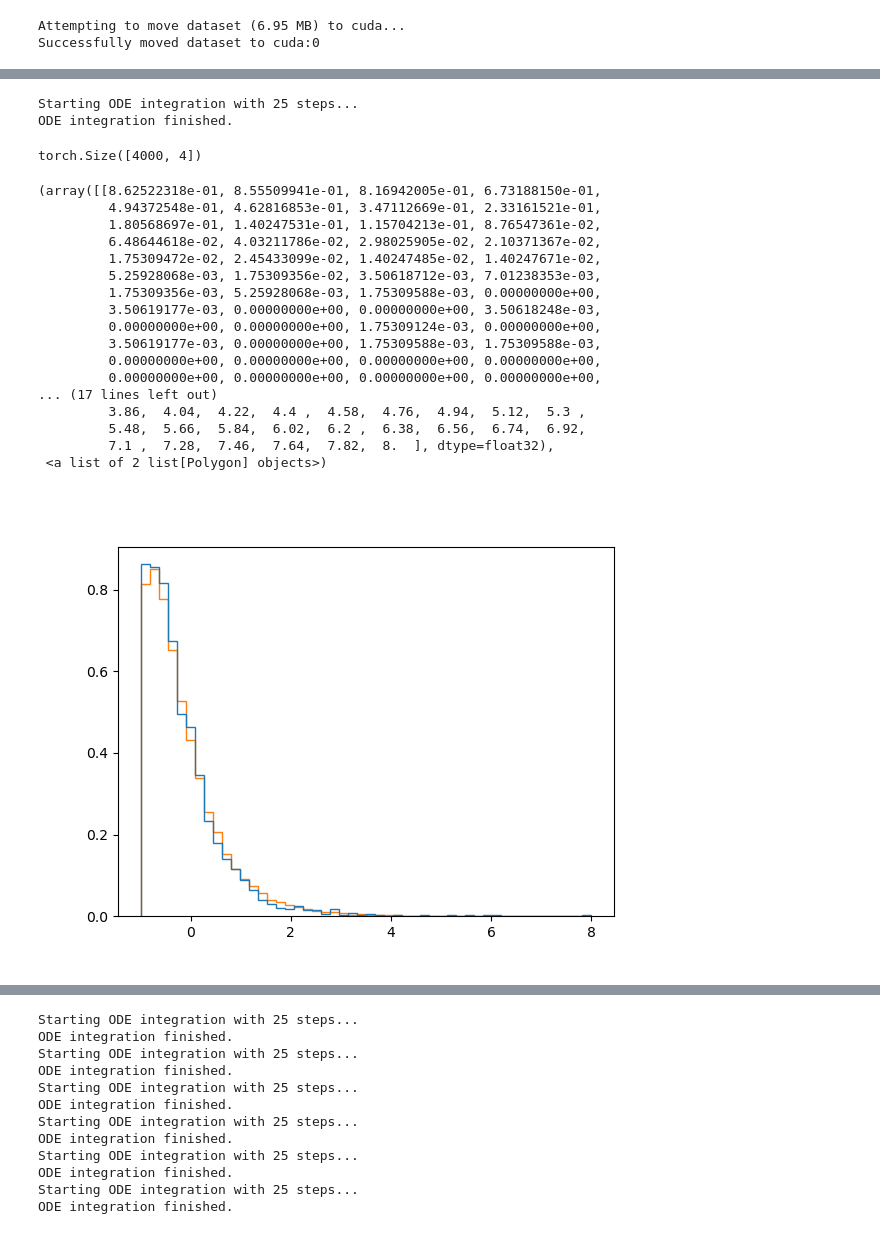
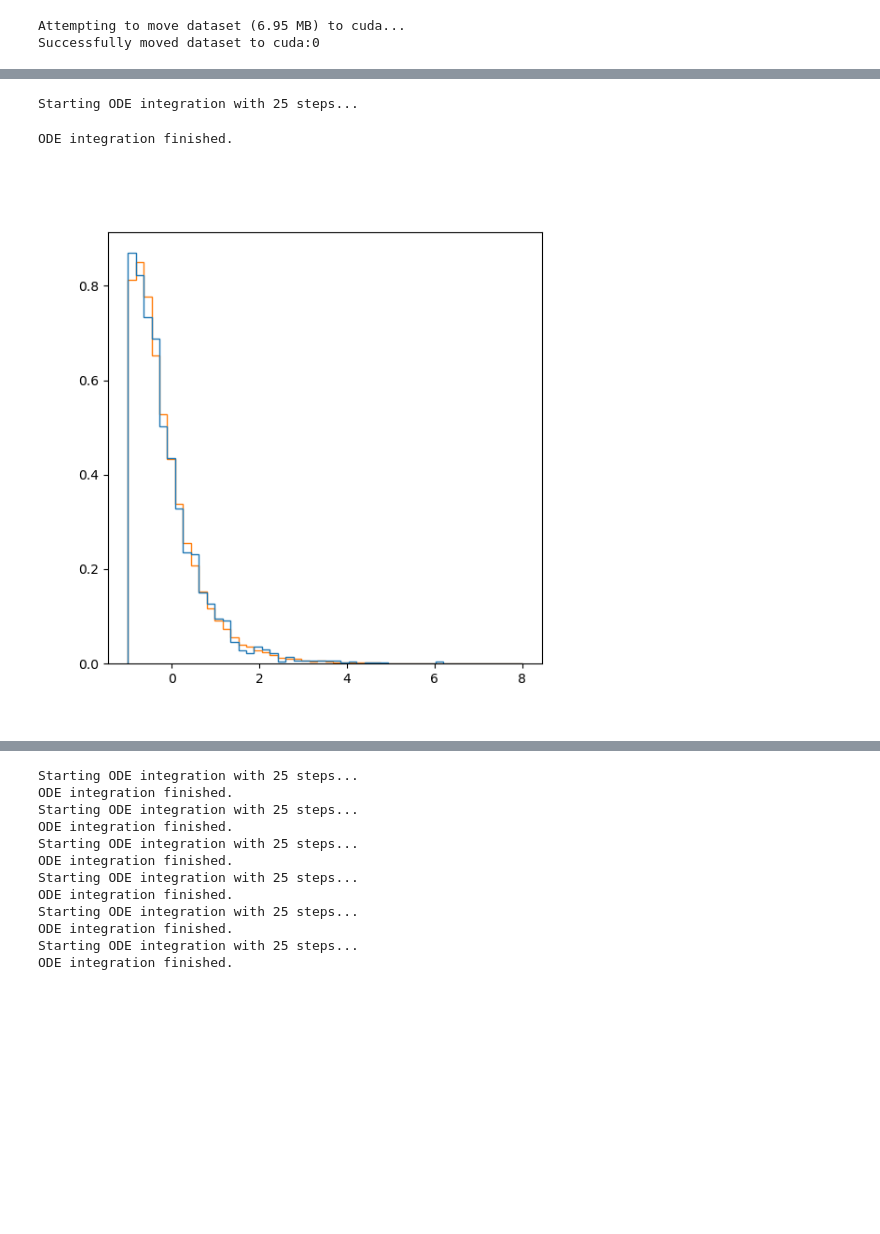
Before and after one commit to suyong-choi/sdiffusion, a Jupyter notebook: ABCDnn_flowmatch.ipynb, the cells around one changed output, grey strips where cells are left out. Saved outputs shown, nothing was run; the diff lists cells and outputs as text; code cells hidden in the pictures; blank space fills up the shorter version.

```diff
--- a/ABCDnn_flowmatch.ipynb
+++ b/ABCDnn_flowmatch.ipynb
@@ -23,3 +38,6 @@ normedinputs.shape
+# %%
+inputoffset = np.array([0.0]*M + [0.0]*cdim)
+normedinputs = normedinputs + inputoffset
 # %%
 issignal = (rawinputs['njet']>=9) & (rawinputs['nbtag']>=3) # signal_selection
 isbackground = ~issignal
@@ -31,18 +53,8 @@ featurevars = ['met', 'ht', 'pt5', 'pt6', 'njet', 'nbtag']
 # %%
-#conditional dimensions
-cdim = np.sum(ncat_per_feature)
-M = normedinputs.shape[1] - cdim
-if cdim > 0:
-    print(f"Conditional dimension: {cdim}")
-    isconditional = True
-else:
-    print("No conditional dimension")
-    isconditional = False
-
 config = Config(
         M=M,
         nhidden=256,        # Reduced hidden size for faster example
-        nlayers=4,          # Number of layers (tune)
+        nlayers=2,          # Number of layers (tune)
         batch_size=128,    # Adjust based on VRAM
         learning_rate=1e-3, # Tune learning rate
         epochs=100,         # Number of training epochs
@@ -50,6 +62,7 @@ config = Config(
         ode_steps=25,       # Number of steps for sampling ODE solver
         epsilon=1e-5,        # Small offset for time sampling
         conditional=isconditional,   # Enable conditional training
-        conditional_dim=cdim    # Dimension of conditional variable
+        conditional_dim=cdim,    # Dimension of conditional variable
+        useOT=False,          # Use optimal transport for training
     )
 # %% [output]
@@ -80,6 +95,4 @@ Successfully moved dataset to cuda:0
 # %%
-# --- Training ---
-train_model_flag = True
 config_dir = get_config_directory(config)
 pathlib.Path(config_dir).mkdir(parents=True, exist_ok=True)
 #srcdist = data_on_device[:,:config.M]
@@ -94,22 +107,15 @@ else:
 if train_model_flag:
     print("\n--- Starting Flow Matching Training ---")
     # Call the flow matching training function
-    #trained_model, epoch_losses = train_flow_matching(data_on_device, config)
+    # Adjusted return signature - no MMD history
     trained_model, epoch_losses = train_flow_matching(data_on_device, config, srcdist)
 
     if trained_model:
         save_model(trained_model, config, filename=model_filename)
         if epoch_losses:
-            plt.figure(figsize=(10, 5))
-            plt.plot(epoch_losses, label='Training Loss (Flow Matching)')
-            plt.xlabel('Epoch')
-            plt.ylabel('Loss (MSE)')
-            plt.yscale('log')
-            plt.grid(True, which='both', linestyle='--', linewidth=0.5)
-            plt.legend()
-            plt.title(f'Flow Matching Training Loss\n{get_config_description(config)}')
-            loss_fig = plt.gcf()
-            save_plot(loss_fig, config, filename=training_plotfilename)
+            # Use updated plotting function signature
+            plot_training_loss(epoch_losses, config, training_plotfilename)
+        # Removed MMD plot call
     else:
         print("Training failed, model not saved.")
 else:
@@ -121,5 +127,5 @@ else:
     else:
         print("\n--- Loading Model for Flow Matching Sampling ---")
         # Load the velocity network model
-        trained_model = load_model(VelocityMLP, config, filename=model_filename)
+        trained_model = load_model(VelocityMLP_Conditional, config, filename=model_filename)
 # %% [output]
@@ -175,33 +166,14 @@ tensor([[1., 0., 0., 1., 0.],
 gensamples = sample_flow(trained_model, config, 4000, cond, srcdist)
 # %% [output]
 Starting ODE integration with 25 steps...
-ODE integration finished.
+ODE integration finished.
-# %%
-gensamples.shape
-# %% [output]
-torch.Size([4000, 4])
 # %%
 %matplotlib widget
+plt.figure(figsize=(6, 6))
 plt.hist((gensamples[:,2],normedinputs[select0][:,2]), bins=50, density=True, range=(-1, 8), histtype='step', label='Flow Matching')
+plt.show()
 # %% [output]
-(array([[8.62522318e-01, 8.55509941e-01, 8.16942005e-01, 6.73188150e-01,
-         4.94372548e-01, 4.62816853e-01, 3.47112669e-01, 2.33161521e-01,
-         1.80568697e-01, 1.40247531e-01, 1.15704213e-01, 8.76547361e-02,
-         6.48644618e-02, 4.03211786e-02, 2.98025905e-02, 2.10371367e-02,
-         1.75309472e-02, 2.45433099e-02, 1.40247485e-02, 1.40247671e-02,
-         5.25928068e-03, 1.75309356e-02, 3.50618712e-03, 7.01238353e-03,
-         1.75309356e-03, 5.25928068e-03, 1.75309588e-03, 0.00000000e+00,
-         3.50619177e-03, 0.00000000e+00, 0.00000000e+00, 3.50618248e-03,
-         0.00000000e+00, 0.00000000e+00, 1.75309124e-03, 0.00000000e+00,
-         3.50619177e-03, 0.00000000e+00, 1.75309588e-03, 1.75309588e-03,
-         0.00000000e+00, 0.00000000e+00, 0.00000000e+00, 0.00000000e+00,
-         0.00000000e+00, 0.00000000e+00, 0.00000000e+00, 0.00000000e+00,
-... (17 lines left out)
-         3.86,  4.04,  4.22,  4.4 ,  4.58,  4.76,  4.94,  5.12,  5.3 ,
-         5.48,  5.66,  5.84,  6.02,  6.2 ,  6.38,  6.56,  6.74,  6.92,
-         7.1 ,  7.28,  7.46,  7.64,  7.82,  8.  ], dtype=float32),
- <a list of 2 list[Polygon] objects>)
-[figure, old version]
+[figure, new version]
 # %%
 plt.close()
 fig, ax = plt.subplots(1, 2 ,figsize=(10, 4))
```
Also changed, not shown: parts of 34 cells of this notebook, 4 other files.
